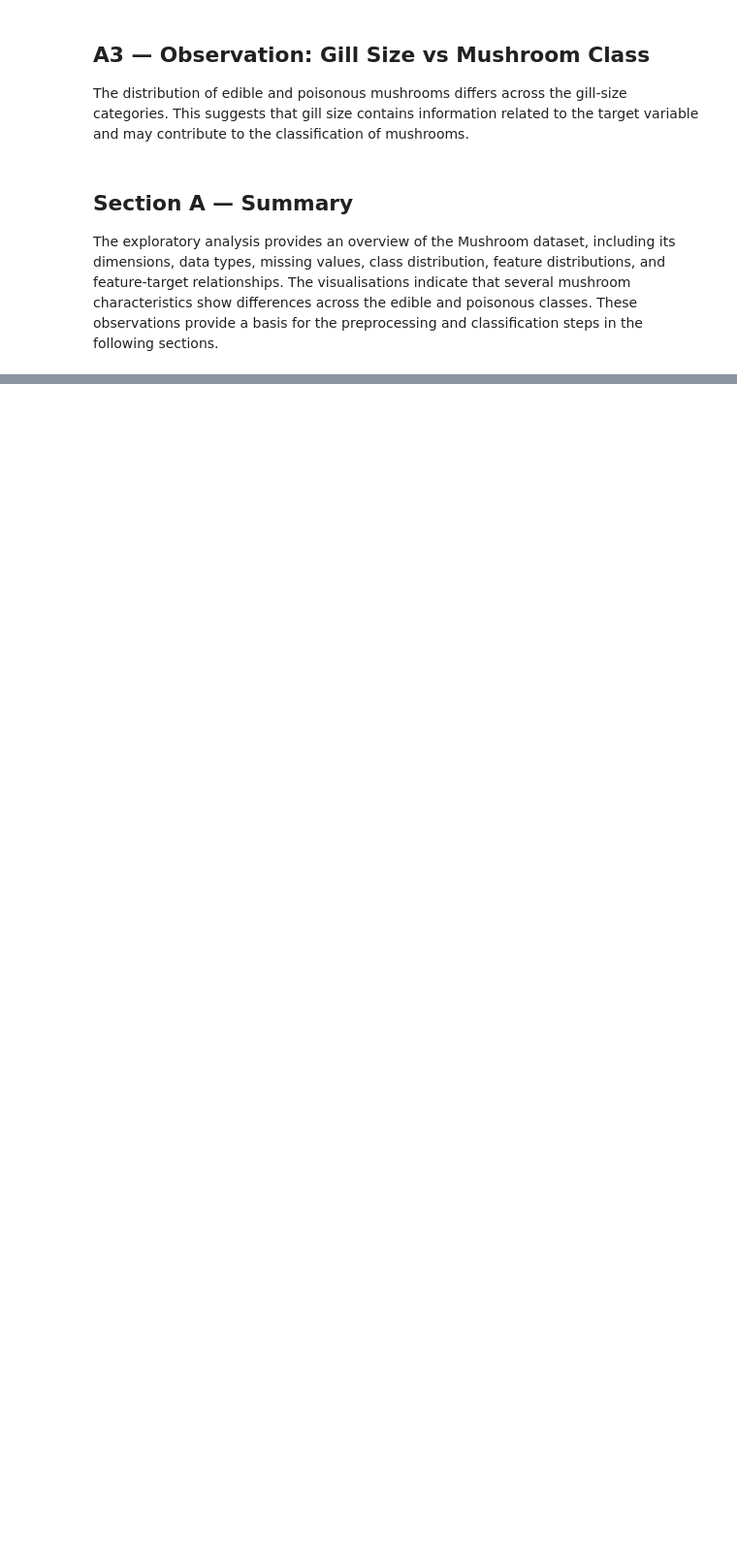
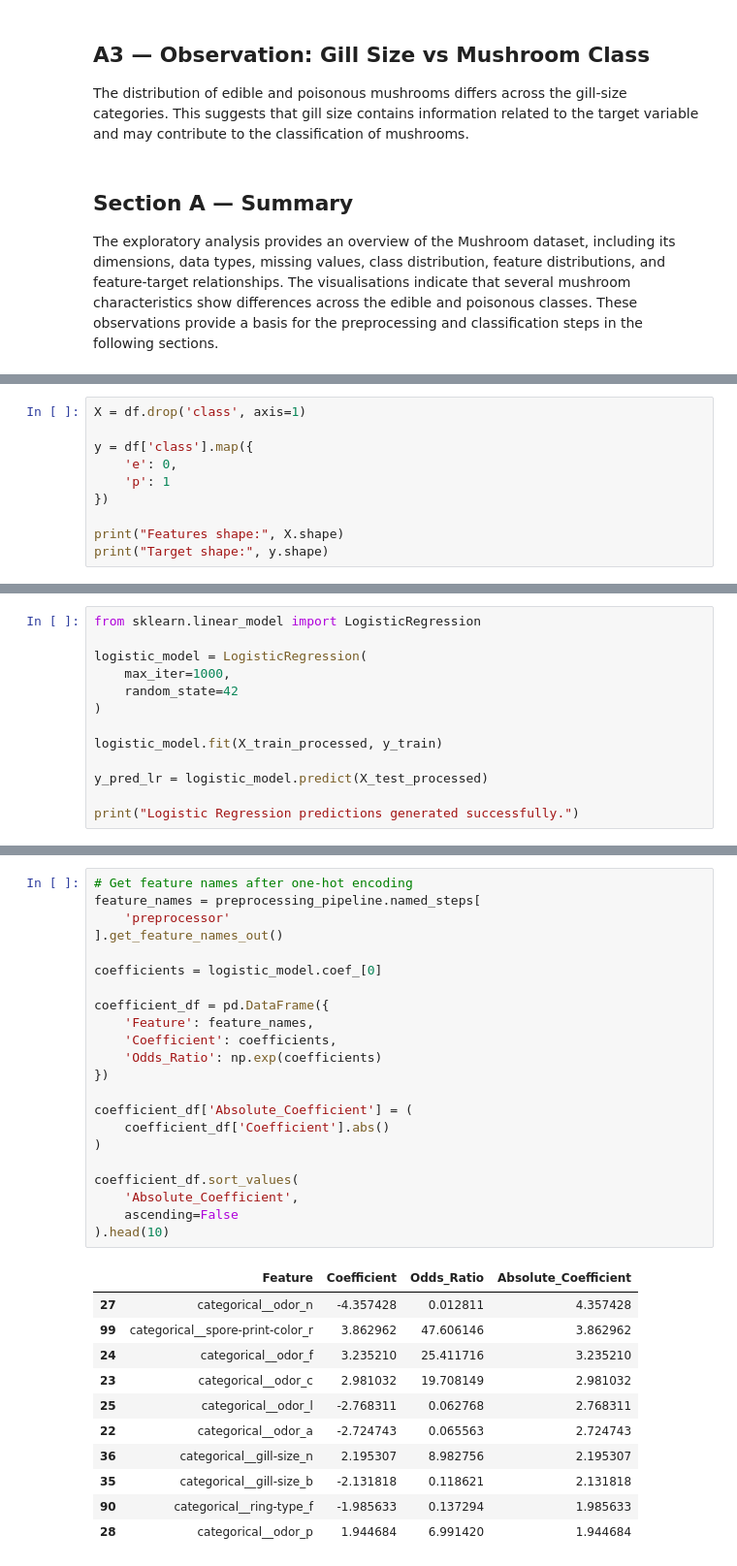
Before and after one commit to Dishitha0607/Machine-Learning-Project, a Jupyter notebook: ML_Classification.ipynb, the cells around one changed output, grey strips where cells are left out. Shown at 97% size. Cells and saved outputs as stored; diff of their text form; blank space fills up the shorter version.

```diff
--- a/ML_Classification.ipynb
+++ b/ML_Classification.ipynb
@@ -306,0 +396,10 @@ The exploratory analysis provides an overview of the Mushroom dataset, including
+# %%
+X = df.drop('class', axis=1)
+
+y = df['class'].map({
+    'e': 0,
+    'p': 1
+})
+
+print("Features shape:", X.shape)
+print("Target shape:", y.shape)
@@ -306,0 +525,13 @@ The exploratory analysis provides an overview of the Mushroom dataset, including
+# %%
+from sklearn.linear_model import LogisticRegression
+
+logistic_model = LogisticRegression(
+    max_iter=1000,
+    random_state=42
+)
+
+logistic_model.fit(X_train_processed, y_train)
+
+y_pred_lr = logistic_model.predict(X_test_processed)
+
+print("Logistic Regression predictions generated successfully.")
@@ -306,0 +546,34 @@ The exploratory analysis provides an overview of the Mushroom dataset, including
+# %%
+# Get feature names after one-hot encoding
+feature_names = preprocessing_pipeline.named_steps[
+    'preprocessor'
+].get_feature_names_out()
+
+coefficients = logistic_model.coef_[0]
+
+coefficient_df = pd.DataFrame({
+    'Feature': feature_names,
+    'Coefficient': coefficients,
+    'Odds_Ratio': np.exp(coefficients)
+})
+
+coefficient_df['Absolute_Coefficient'] = (
+    coefficient_df['Coefficient'].abs()
+)
+
+coefficient_df.sort_values(
+    'Absolute_Coefficient',
+    ascending=False
+).head(10)
+# %% [output]
+|  | Feature | Coefficient | Odds_Ratio | Absolute_Coefficient |
+| 27 | categorical__odor_n | -4.357428 | 0.012811 | 4.357428 |
+| 99 | categorical__spore-print-color_r | 3.862962 | 47.606146 | 3.862962 |
+| 24 | categorical__odor_f | 3.235210 | 25.411716 | 3.235210 |
+| 23 | categorical__odor_c | 2.981032 | 19.708149 | 2.981032 |
+| 25 | categorical__odor_l | -2.768311 | 0.062768 | 2.768311 |
+| 22 | categorical__odor_a | -2.724743 | 0.065563 | 2.724743 |
+| 36 | categorical__gill-size_n | 2.195307 | 8.982756 | 2.195307 |
+| 35 | categorical__gill-size_b | -2.131818 | 0.118621 | 2.131818 |
+| 90 | categorical__ring-type_f | -1.985633 | 0.137294 | 1.985633 |
+| 28 | categorical__odor_p | 1.944684 | 6.991420 | 1.944684 |
```
Also changed, not shown: parts of 64 cells of this notebook.
